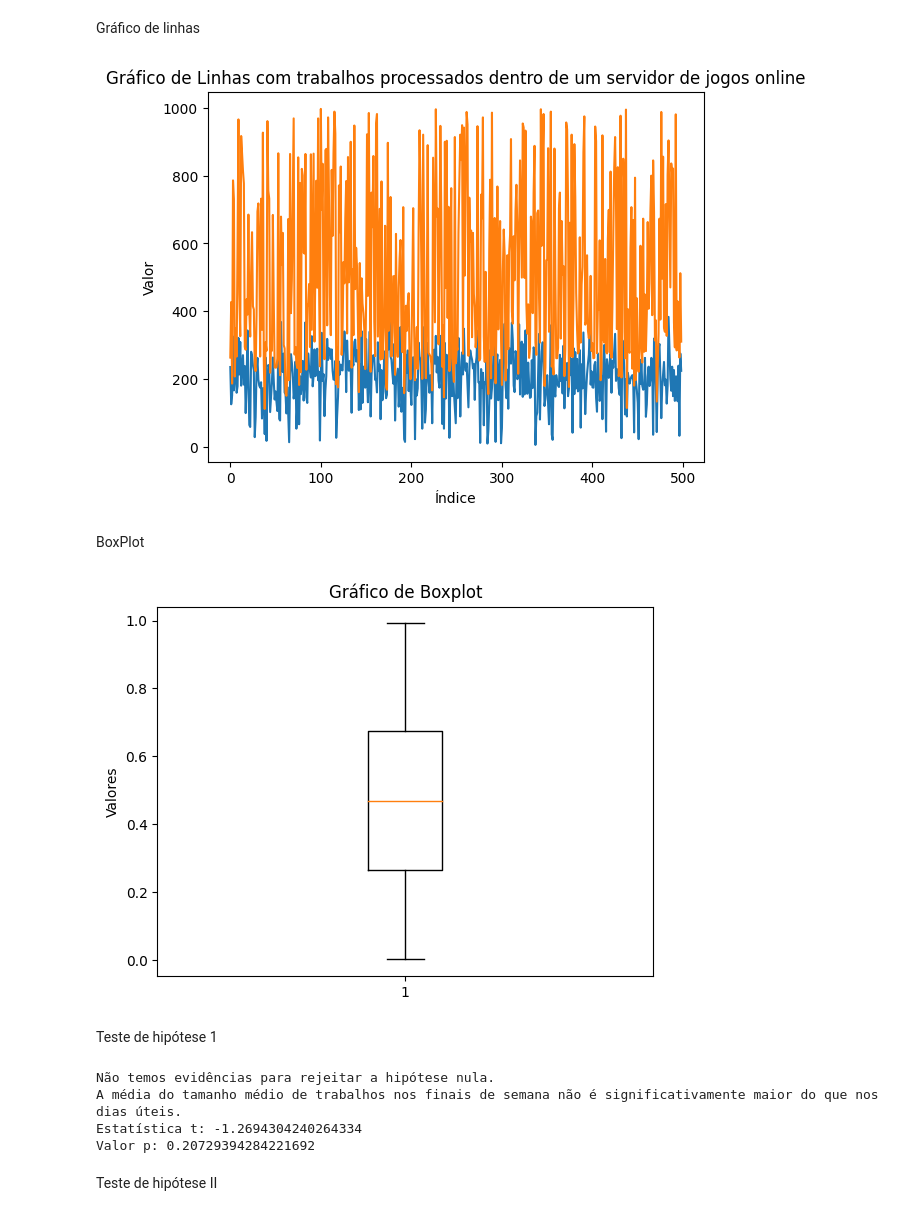
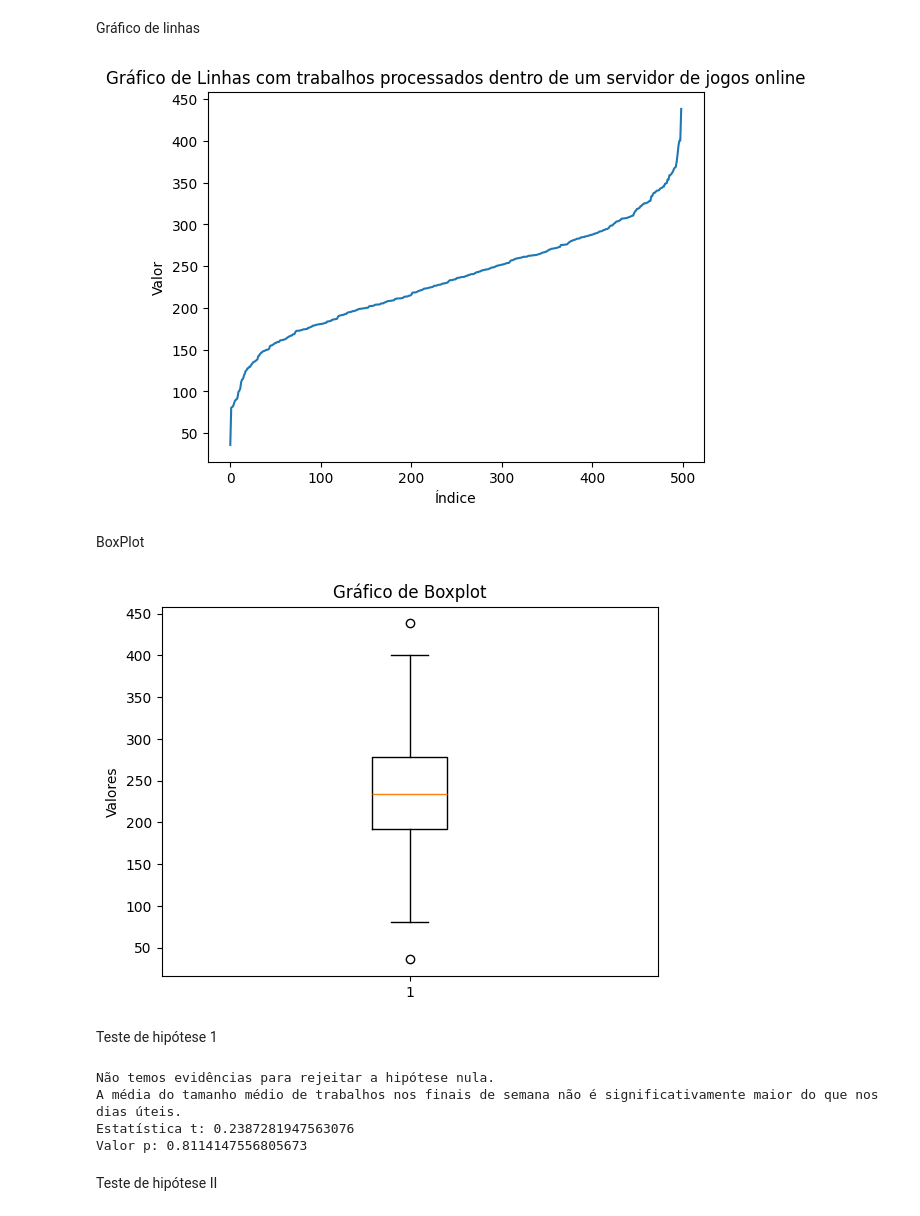
Before and after one commit to rafaelaleao5/Projeto-estatistica, a Jupyter notebook: projeto.ipynb, the cells around one changed output. Drawn from its saved outputs; the diff is of its cells as text; code cells hidden in the pictures.

```diff
--- a/projeto.ipynb
+++ b/projeto.ipynb
@@ -6,12 +6,13 @@ arquivo = open('GAMES.txt', 'r')
 
 # ler todas as linhas do arquivo, menos a primeira linha
 linhas = arquivo.readlines()[1:]
-
 # float
-dados = [list(map(float, linha.strip().split(','))) for linha in linhas]
+dados = [float(linha.strip().replace(',', '.')) for linha in linhas]
 
 # Feche o arquivo manualmente
 arquivo.close()
 
 # Converta a lista de dados em um array NumPy
 dados = np.array(dados)
+
+print(dados)
@@ -115,23 +134,21 @@ plt.title('Gráfico de Linhas com trabalhos processados dentro de um servidor de
 # Exiba o gráfico
 plt.show()
 # %% [output]
-[figure, old version]
+[figure, new version]
 # %% [markdown]
 BoxPlot
 # %%
-dados = np.random.rand(100)  # Dados aleatórios para fins de exemplo
-
 # Crie o gráfico de boxplot
 plt.boxplot(dados)
 
 # Personalize o gráfico (rótulos de eixo, título, etc.)
 plt.ylabel('Valores')
 plt.title('Gráfico de Boxplot')
 
 # Exiba o gráfico
 plt.show()
 # %% [output]
-[figure, old version]
+[figure, new version]
 # %% [markdown]
 Teste de hipótese 1
 # %%
@@ -148,6 +165,7 @@ alpha = 0.05
 # Teste t independente
 t_statistic, p_value = stats.ttest_ind(finais_de_semana, dias_uteis)
 
+
 # Comparação com o nível de significância
 if p_value < alpha:
     print("Rejeitamos a hipótese nula.")
@@ -162,8 +180,8 @@ print("Valor p:", p_value)
 # %% [output]
 Não temos evidências para rejeitar a hipótese nula.
 A média do tamanho médio de trabalhos nos finais de semana não é significativamente maior do que nos dias úteis.
-Estatística t: -1.2694304240264334
-Valor p: 0.20729394284221692
+Estatística t: 0.2387281947563076
+Valor p: 0.8114147556805673
 # %% [markdown]
 Teste de hipótese II
 # %%
```
Also changed, not shown: parts of 13 cells of this notebook.
